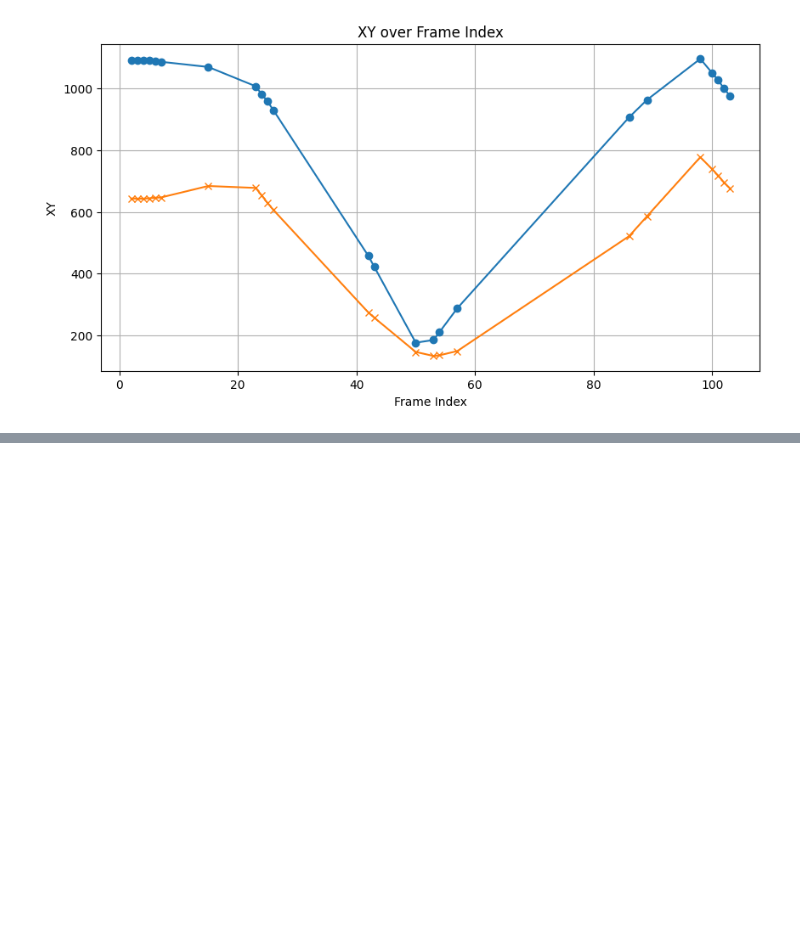
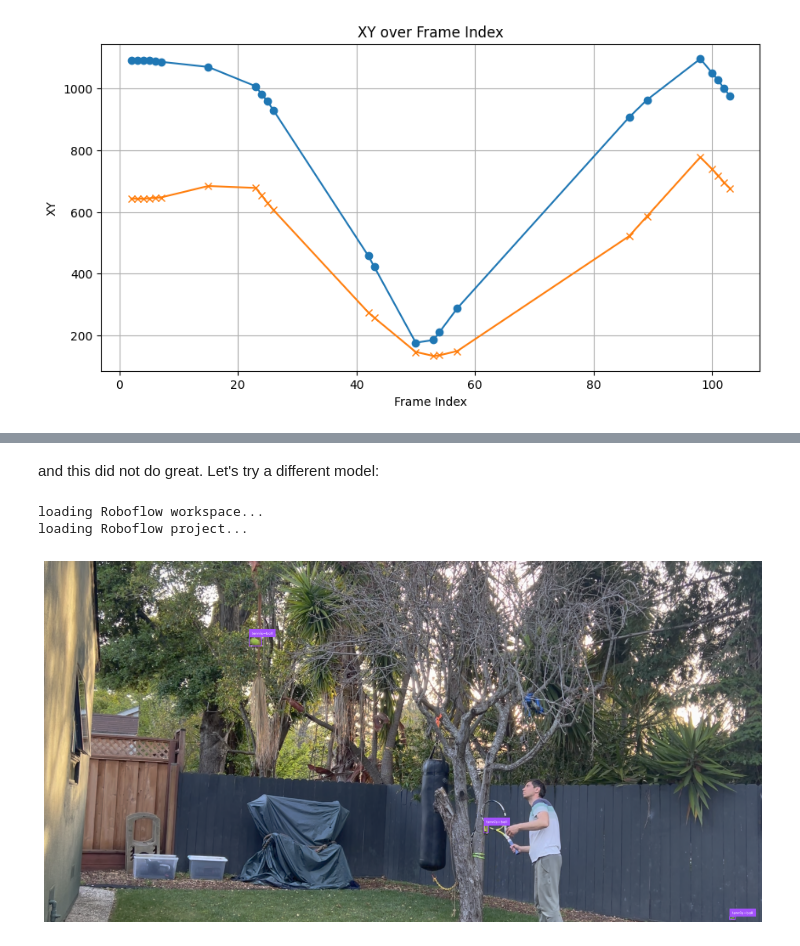
Before and after one commit to nesaboz/tennis_analysis, a Jupyter notebook: yolo_inference.ipynb, the cells around one changed output, grey strips where cells are left out. Drawn from its saved outputs; the diff is of its cells as text; code cells hidden in the pictures; blank space fills up the shorter version.

Commit message:
new model

```diff
--- a/yolo_inference.ipynb
+++ b/yolo_inference.ipynb
@@ -67,0 +77,2 @@ plt.show()
+# %% [markdown]
+and this did not do great. Let's try a different model:
@@ -67,0 +83,27 @@ plt.show()
+# %%
+project = rf.workspace().project("tennis-uc2es")
+model = project.version(1).model
+# %% [output]
+loading Roboflow workspace...
+loading Roboflow project...
+# %%
+
+result = model.predict("../input_videos/backyard2.png", confidence=40, overlap=30).json()
+
+labels = [item["class"] for item in result["predictions"]]
+
+detections = sv.Detections.from_inference(result)
+
+label_annotator = sv.LabelAnnotator()
+bounding_box_annotator = sv.BoundingBoxAnnotator()
+
+image = cv2.imread("../input_videos/backyard2.png")
+
+annotated_image = bounding_box_annotator.annotate(
+    scene=image, detections=detections)
+annotated_image = label_annotator.annotate(
+    scene=annotated_image, detections=detections, labels=labels)
+
+sv.plot_image(image=annotated_image, size=(16, 16))
+# %% [output]
+[figure, added]
```
Also changed, not shown: parts of 4 cells of this notebook, 6 other files.
